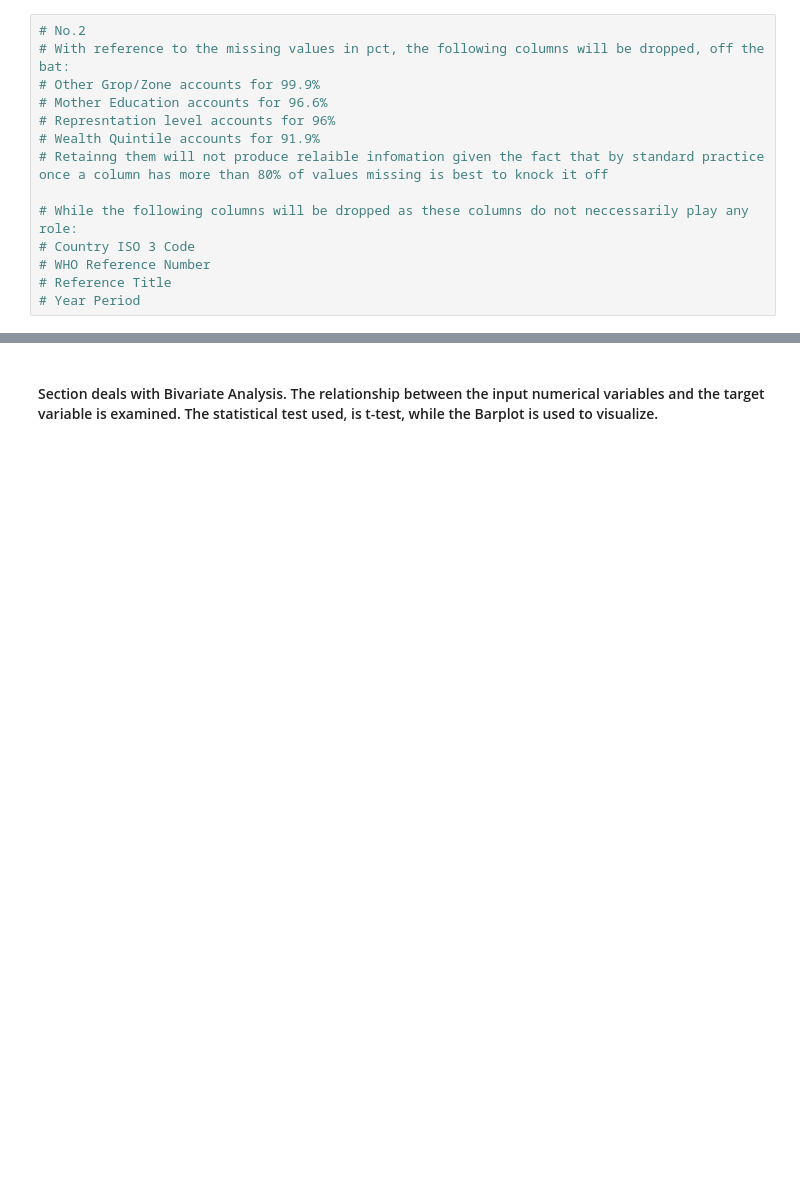
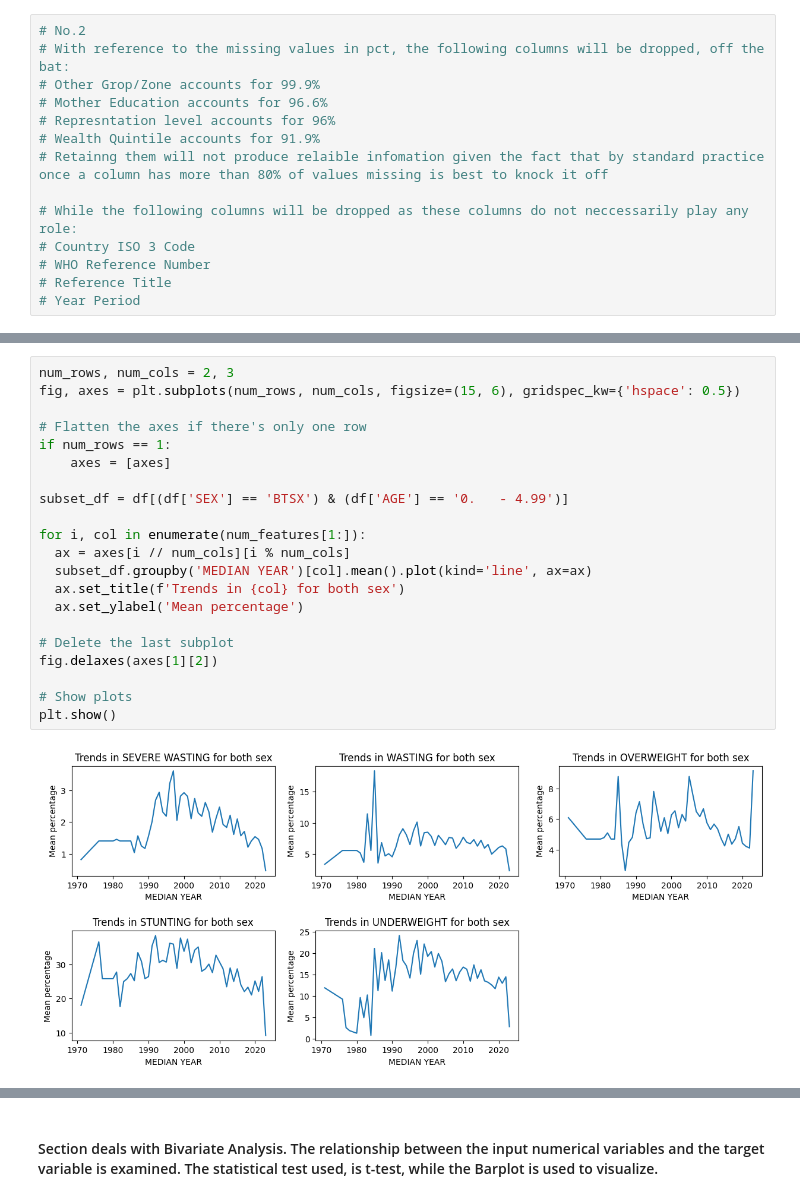
Before and after one commit to Omotayewo/malnutrition_prediction, a Jupyter notebook: malnutrition_prediction.ipynb, the cells around one changed output, grey strips where cells are left out. Saved outputs shown, nothing was run; the diff lists cells and outputs as text; blank space fills up the shorter version.

```diff
--- a/malnutrition_prediction.ipynb
+++ b/malnutrition_prediction.ipynb
@@ -436,0 +320,23 @@ plt.show()
+# %%
+num_rows, num_cols = 2, 3
+fig, axes = plt.subplots(num_rows, num_cols, figsize=(15, 6), gridspec_kw={'hspace': 0.5})
+
+# Flatten the axes if there's only one row
+if num_rows == 1:
+    axes = [axes]
+
+subset_df = df[(df['SEX'] == 'BTSX') & (df['AGE'] == '0.   - 4.99')]
+
+for i, col in enumerate(num_features[1:]):
+  ax = axes[i // num_cols][i % num_cols]
+  subset_df.groupby('MEDIAN YEAR')[col].mean().plot(kind='line', ax=ax)
+  ax.set_title(f'Trends in {col} for both sex')
+  ax.set_ylabel('Mean percentage')
+
+# Delete the last subplot
+fig.delaxes(axes[1][2])
+
+# Show plots
+plt.show()
+# %% [output]
+[figure, added]
```
Also changed, not shown: parts of 65 cells of this notebook, 1 other file.
